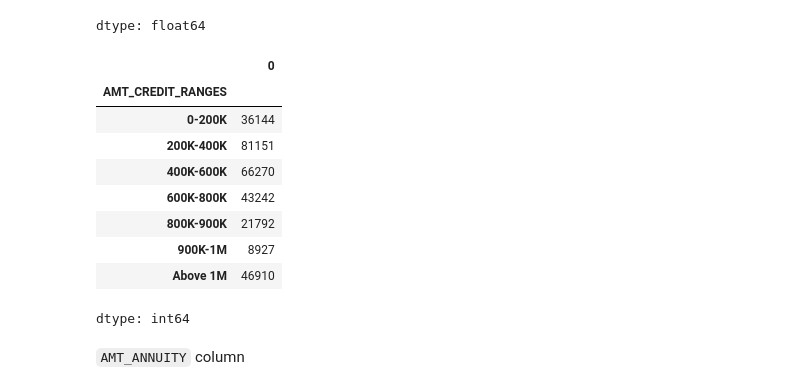
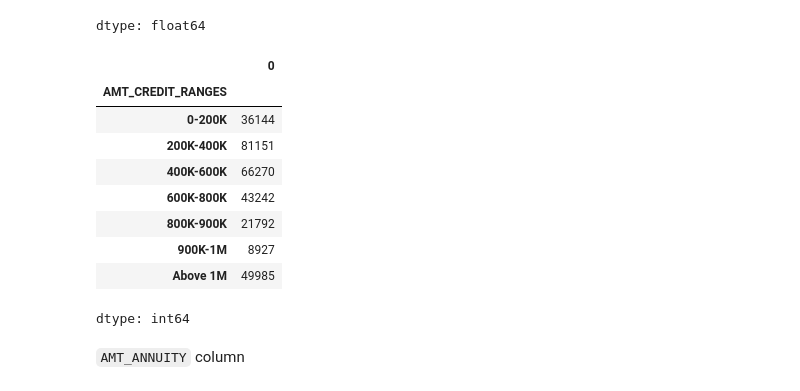
Before and after one commit to htetaunglynn94/portfolio_projects, a Jupyter notebook: eda_on_loan_default.ipynb, the cells around one changed output. Saved outputs shown, nothing was run; the diff lists cells and outputs as text; code cells hidden in the pictures.

```diff
--- a/eda_on_loan_default.ipynb
+++ b/eda_on_loan_default.ipynb
@@ -574,7 +574,7 @@ app_score_col_rmvd['AMT_INCOME_TOTAL'].quantile([.1,.2,.3,.4,.5,.6,.7,.8,.9,.99]
 | 0.99 | 472500.0 |
 dtype: float64
 # %%
-bins = [0,100000,150000,200000,250000,300000,350000,400000,472500]
+bins = [0,100000,150000,200000,250000,300000,350000,400000,117000000]
 labels = ['0-100K','100K-150K','150K-200K','200K-250K','250K-300K','300K-350K',
           '350K-400K','Above 400K']
 app_score_col_rmvd['AMT_INCOME_TOTAL_RANGES'] = pd.cut(app_score_col_rmvd['AMT_INCOME_TOTAL'],
@@ -610,21 +610,21 @@ app_score_col_rmvd['AMT_CREDIT'].quantile([.1,.2,.3,.4,.5,.6,.7,.8,.9,.99])
 | 0.99 | 1854000.0 |
 dtype: float64
 # %%
-bins = [0,200000,400000,600000,800000,900000,1000000, 1854000]
+bins = [0,200000,400000,600000,800000,900000,1000000, 4050000]
 labels = ['0-200K','200K-400K','400K-600K','600K-800K','800K-900K','900K-1M','Above 1M']
 app_score_col_rmvd['AMT_CREDIT_RANGES'] = pd.cut(app_score_col_rmvd['AMT_CREDIT'],
                                                       bins=bins, labels=labels)
 app_score_col_rmvd.groupby('AMT_CREDIT_RANGES').size()
 # %% [output]
 |  | 0 |
 | AMT_CREDIT_RANGES |  |
 | 0-200K | 36144 |
 | 200K-400K | 81151 |
 | 400K-600K | 66270 |
 | 600K-800K | 43242 |
 | 800K-900K | 21792 |
 | 900K-1M | 8927 |
-| Above 1M | 46910 |
+| Above 1M | 49985 |
 dtype: int64
 # %% [markdown]
 `AMT_ANNUITY` column
```
Also changed, not shown: parts of 7 cells of this notebook.
